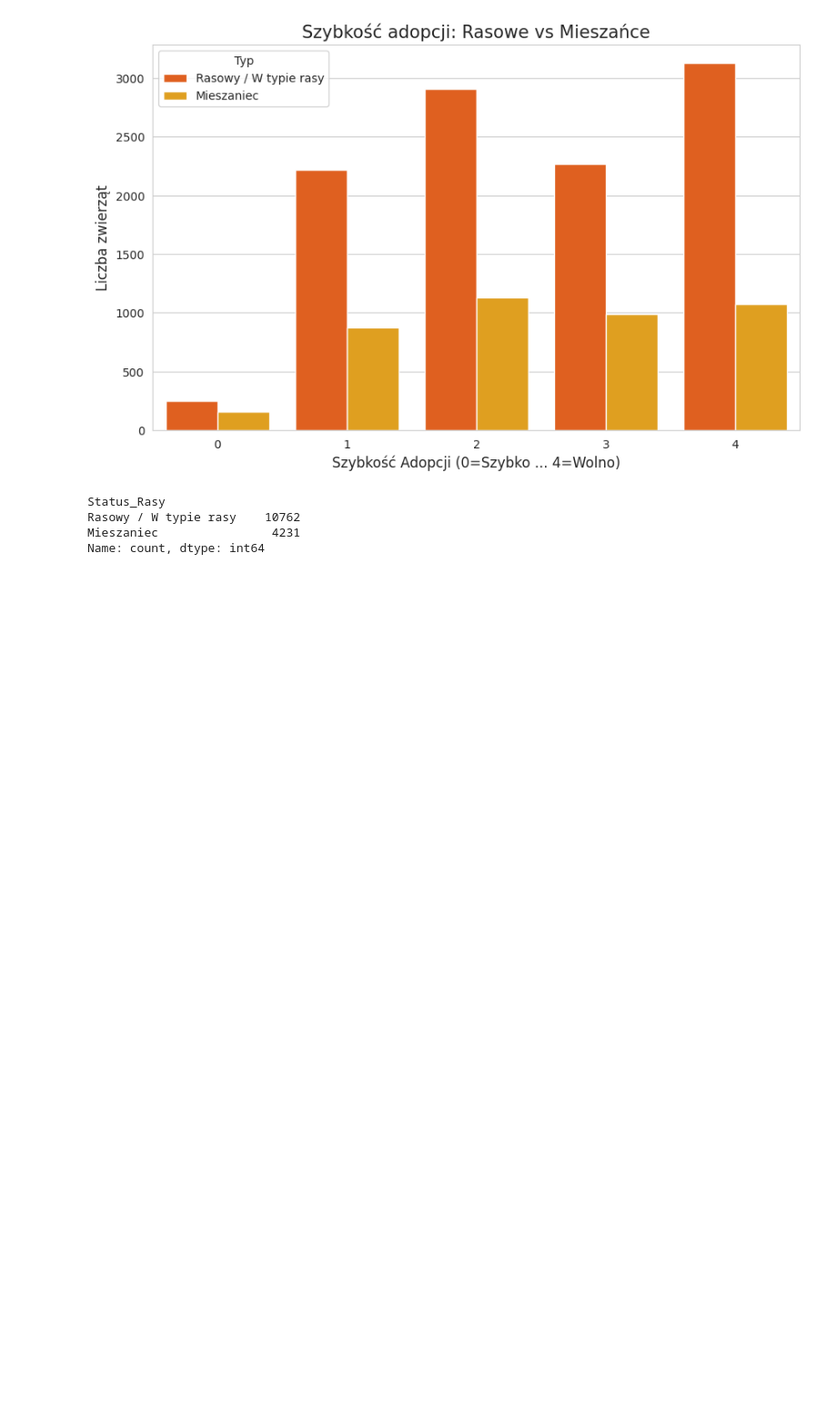
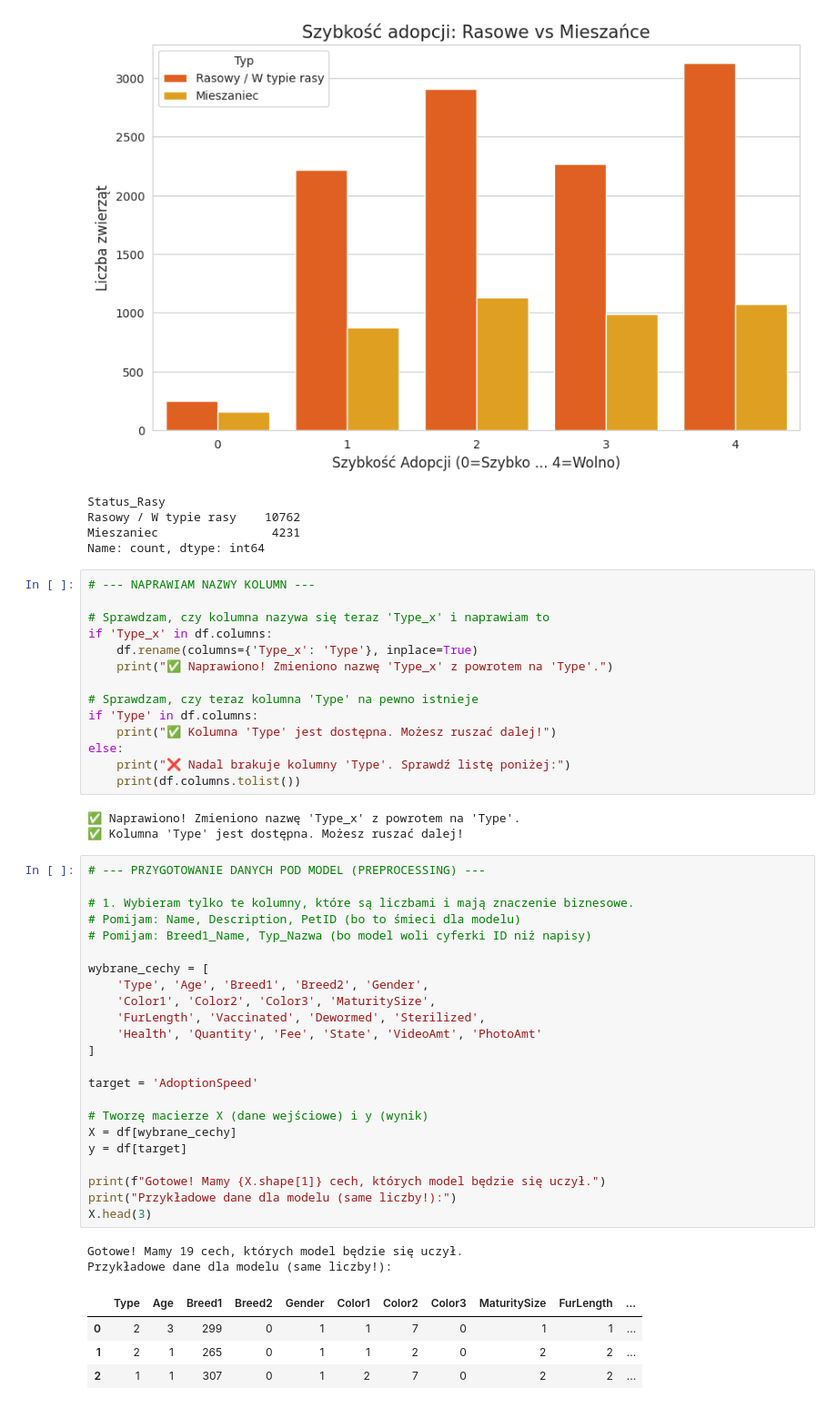
Before and after one commit to trozmarynowski/Projekt-Zaliczeniony-Merito, a Jupyter notebook: Untitled85.ipynb, the cells around one changed output. Shown at 91% size. Drawn from its saved outputs; the diff is of its cells as text; blank space fills up the shorter version.

```diff
--- a/Untitled85.ipynb
+++ b/Untitled85.ipynb
@@ -188,3 +188,50 @@ Status_Rasy
 Rasowy / W typie rasy    10762
 Mieszaniec                4231
 Name: count, dtype: int64
+# %%
+# --- NAPRAWIAM NAZWY KOLUMN ---
+
+# Sprawdzam, czy kolumna nazywa się teraz 'Type_x' i naprawiam to
+if 'Type_x' in df.columns:
+    df.rename(columns={'Type_x': 'Type'}, inplace=True)
+    print("✅ Naprawiono! Zmieniono nazwę 'Type_x' z powrotem na 'Type'.")
+
+# Sprawdzam, czy teraz kolumna 'Type' na pewno istnieje
+if 'Type' in df.columns:
+    print("✅ Kolumna 'Type' jest dostępna. Możesz ruszać dalej!")
+else:
+    print("❌ Nadal brakuje kolumny 'Type'. Sprawdź listę poniżej:")
+    print(df.columns.tolist())
+# %% [output]
+✅ Naprawiono! Zmieniono nazwę 'Type_x' z powrotem na 'Type'.
+✅ Kolumna 'Type' jest dostępna. Możesz ruszać dalej!
+# %%
+# --- PRZYGOTOWANIE DANYCH POD MODEL (PREPROCESSING) ---
+
+# 1. Wybieram tylko te kolumny, które są liczbami i mają znaczenie biznesowe.
+# Pomijam: Name, Description, PetID (bo to śmieci dla modelu)
+# Pomijam: Breed1_Name, Typ_Nazwa (bo model woli cyferki ID niż napisy)
+
+wybrane_cechy = [
+    'Type', 'Age', 'Breed1', 'Breed2', 'Gender',
+    'Color1', 'Color2', 'Color3', 'MaturitySize',
+    'FurLength', 'Vaccinated', 'Dewormed', 'Sterilized',
+    'Health', 'Quantity', 'Fee', 'State', 'VideoAmt', 'PhotoAmt'
+]
+
+target = 'AdoptionSpeed'
+
+# Tworzę macierze X (dane wejściowe) i y (wynik)
+X = df[wybrane_cechy]
+y = df[target]
+
+print(f"Gotowe! Mamy {X.shape[1]} cech, których model będzie się uczył.")
+print("Przykładowe dane dla modelu (same liczby!):")
+X.head(3)
+# %% [output]
+Gotowe! Mamy 19 cech, których model będzie się uczył.
+Przykładowe dane dla modelu (same liczby!):
+|  | Type | Age | Breed1 | Breed2 | Gender | Color1 | Color2 | Color3 | MaturitySize | FurLength | ... |
+| 0 | 2 | 3 | 299 | 0 | 1 | 1 | 7 | 0 | 1 | 1 | ... |
+| 1 | 2 | 1 | 265 | 0 | 1 | 1 | 2 | 0 | 2 | 2 | ... |
+| 2 | 1 | 1 | 307 | 0 | 1 | 2 | 7 | 0 | 2 | 2 | ... |
```
Also changed, not shown: parts of 2 cells of this notebook.
